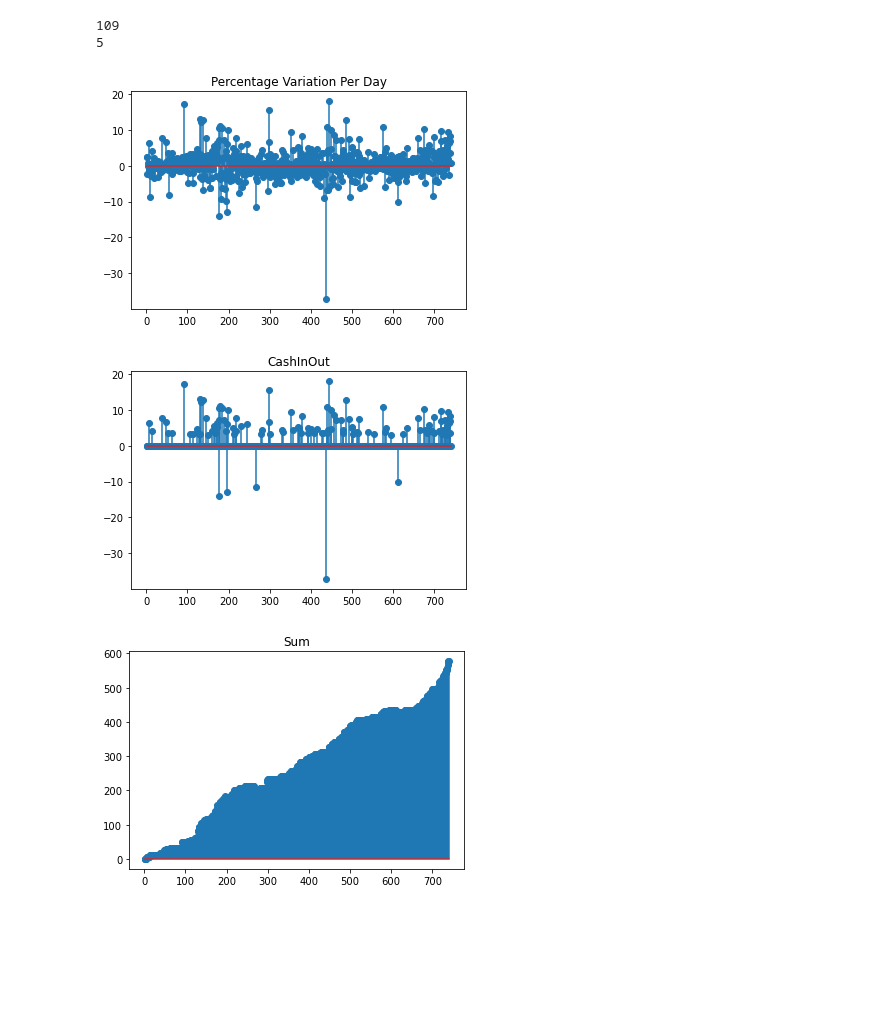
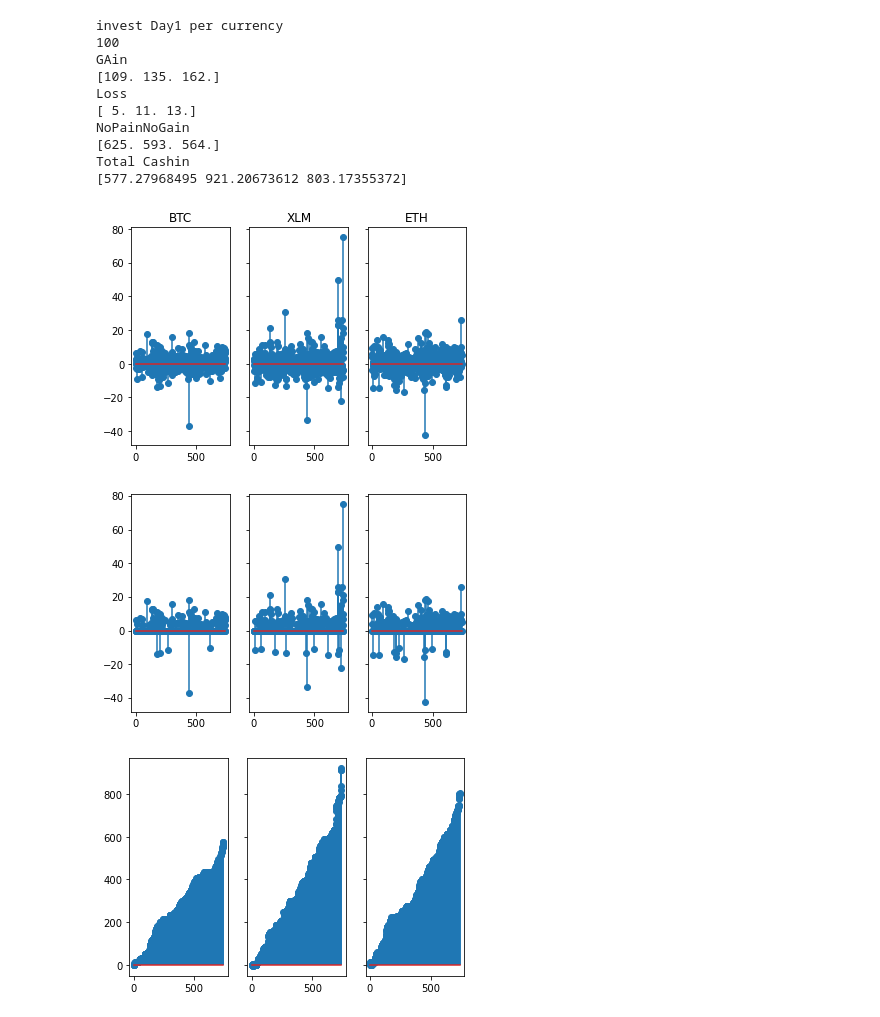
Before and after one commit to cferrer703973/BGT-Simulations, a Jupyter notebook: CrYpto.ipynb, the cells around one changed output. Cells and saved outputs as stored; diff of their text form; code cells hidden in the pictures; blank space fills up the shorter version.

```diff
--- a/CrYpto.ipynb
+++ b/CrYpto.ipynb
@@ -13,17 +13,18 @@ BTC = pd.read_excel(r'C:\Users\NoNoHome\Desktop\BGT-Crypto\BTC-20192020.xlsx')
 BTC_DayClose=BTC.loc["0":"739","Close"]
 BTC_DayOpen=BTC.loc["0":"739","Open"]
 
-XLM_DayClose=BTC.loc["0":"739","Close"]
-XLM_DayOpen=BTC.loc["0":"739","Open"]
+XLM_DayClose=XLM.loc["0":"739","Close"]
+XLM_DayOpen=XLM.loc["0":"739","Open"]
 
-ETH_DayClose=BTC.loc["0":"739","Close"]
-ETH_DayOpen=BTC.loc["0":"739","Open"]
+ETH_DayClose=ETH.loc["0":"739","Close"]
+ETH_DayOpen=ETH.loc["0":"739","Open"]
 # %%
 InvestDay1=500;
 StartDayCash=InvestDay1
 X= np.arange(1,741,1)
 
+PercentDay = np.zeros((740,3))
 # Start Compute
-BTC_PercentDay =((BTC_DayClose-BTC_DayOpen)/BTC_DayOpen)*100
-XLM_PercentDay =((XLM_DayClose-XLM_DayOpen)/XLM_DayOpen)*100
-ETH_PercentDay =((ETH_DayClose-ETH_DayOpen)/ETH_DayOpen)*100
+PercentDay[:,0] =((BTC_DayClose-BTC_DayOpen)/BTC_DayOpen)*100
+PercentDay[:,1] =((XLM_DayClose-XLM_DayOpen)/XLM_DayOpen)*100
+PercentDay[:,2] =((ETH_DayClose-ETH_DayOpen)/ETH_DayOpen)*100
@@ -75,25 +69,39 @@ while (count < 739):
-# %%
-print (Gain)
-print (Loss)
-
-Nr=3
-Nc=1
-#fig, axs = plt.subplots(Nr, Nc)
-plt.stem(X,PercentDay)
-plt.title('Percentage Variation Per Day')
-
-plt.show()
-plt.stem(X,CashInOut[:,1])
-plt.title('CashInOut')
-plt.show()
-
-plt.show()
-plt.stem(X,SumCash[:,1])
-plt.title('Sum')
-plt.show()
-# %% [output]
-109
-5
-[figure, removed]
-[figure, removed]
-[figure, removed]
+# %%
+print('invest Day1 per currency'); print(InvestDay1);print('GAin'); print(Gain);print('Loss'); print(Loss);print('NoPainNoGain'); print(NoPainNoGain);
+
+# Creates two subplots and unpacks the output array immediately
+f, (ax1, ax2, ax3) = plt.subplots(1, 3, sharey=True)
+ax1.stem(X,PercentDay[:,0])
+ax1.set_title('BTC')
+ax2.stem(X,PercentDay[:,1])
+ax2.set_title('XLM')
+ax3.stem(X,PercentDay[:,2])
+ax3.set_title('ETH')
+
+# Creates two subplots and unpacks the output array immediately
+f1, (ax1, ax2, ax3) = plt.subplots(1, 3, sharey=True)
+ax1.stem(X,CashInOut[:,0])
+ax2.stem(X,CashInOut[:,1])
+ax3.stem(X,CashInOut[:,2])
+
+# Creates two subplots and unpacks the output array immediately
+f1, (ax1, ax2, ax3) = plt.subplots(1, 3, sharey=True)
+ax1.stem(X,SumCash[:,0])
+ax2.stem(X,SumCash[:,1])
+ax3.stem(X,SumCash[:,2])
+
+print('Total Cashin');print(SumCash[739,:])
+# %% [output]
+invest Day1 per currency
+100
+GAin
+[109. 135. 162.]
+Loss
+[ 5. 11. 13.]
+NoPainNoGain
+[625. 593. 564.]
+Total Cashin
+[577.27968495 921.20673612 803.17355372]
+[figure, added]
+[figure, added]
+[figure, added]
```
Also changed, not shown: parts of 2 cells of this notebook.
